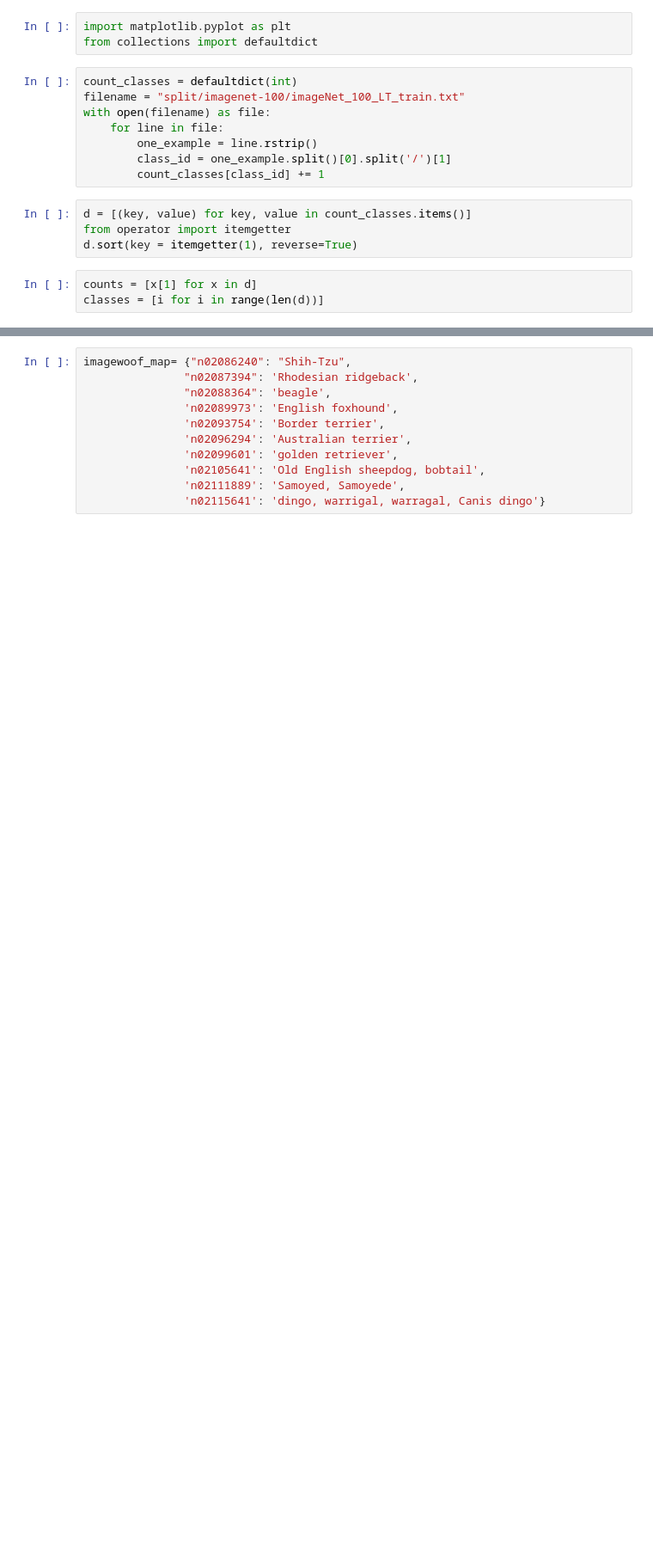
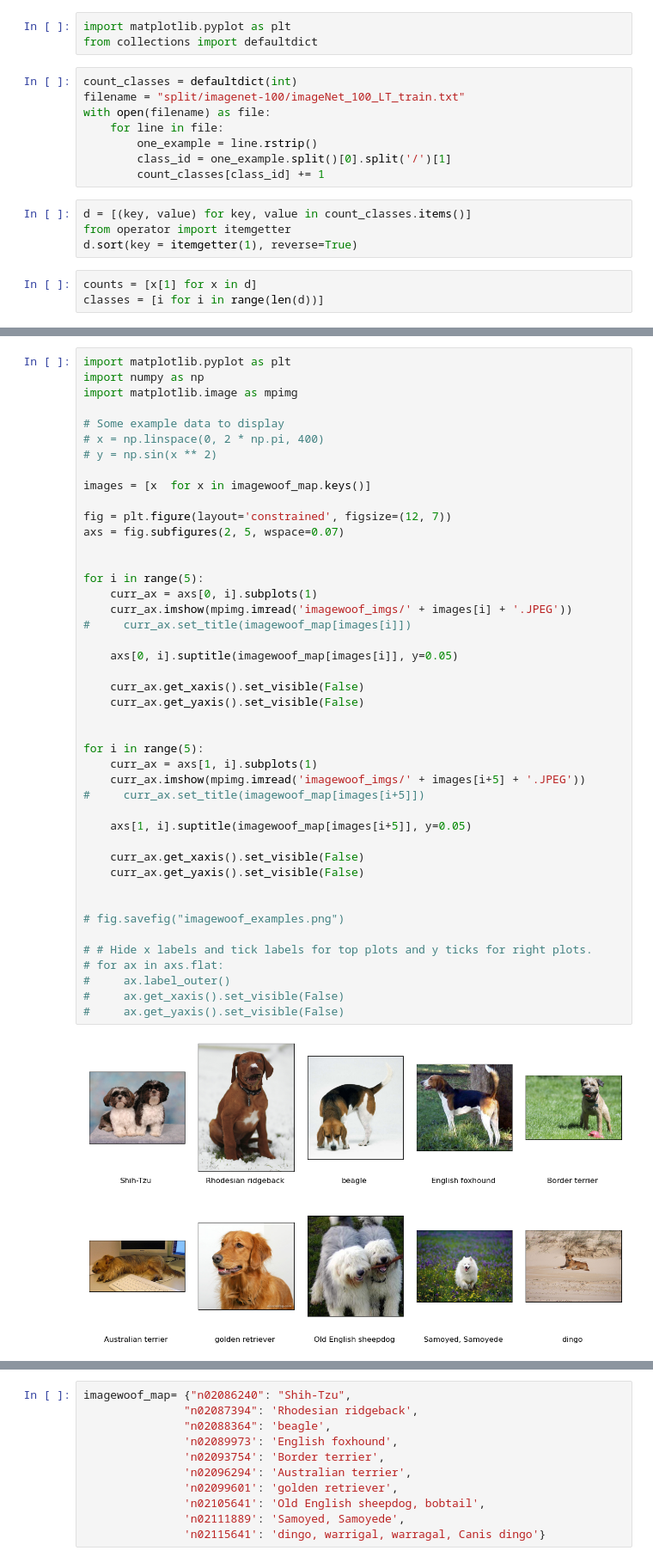
Before and after one commit to YeskendirK/geometric-contrastive-learning, a Jupyter notebook: visualizations.ipynb, the cells around one changed output, grey strips where cells are left out. Shown at 86% size. Drawn from its saved outputs; the diff is of its cells as text; blank space fills up the shorter version.

```diff
--- a/visualizations.ipynb
+++ b/visualizations.ipynb
@@ -28,3 +40,49 @@ plt.savefig("long_tail_distrib.png")
+# %%
+import matplotlib.pyplot as plt
+import numpy as np
+import matplotlib.image as mpimg
+
+# Some example data to display
+# x = np.linspace(0, 2 * np.pi, 400)
+# y = np.sin(x ** 2)
+
+images = [x  for x in imagewoof_map.keys()]
+
+fig = plt.figure(layout='constrained', figsize=(12, 7))
+axs = fig.subfigures(2, 5, wspace=0.07)
+
+
+for i in range(5):
+    curr_ax = axs[0, i].subplots(1)
+    curr_ax.imshow(mpimg.imread('imagewoof_imgs/' + images[i] + '.JPEG'))
+#     curr_ax.set_title(imagewoof_map[images[i]])
+
+    axs[0, i].suptitle(imagewoof_map[images[i]], y=0.05)
+
+    curr_ax.get_xaxis().set_visible(False)
+    curr_ax.get_yaxis().set_visible(False)
+
+
+for i in range(5):
+    curr_ax = axs[1, i].subplots(1)
+    curr_ax.imshow(mpimg.imread('imagewoof_imgs/' + images[i+5] + '.JPEG'))
+#     curr_ax.set_title(imagewoof_map[images[i+5]])
+
+    axs[1, i].suptitle(imagewoof_map[images[i+5]], y=0.05)
+
+    curr_ax.get_xaxis().set_visible(False)
+    curr_ax.get_yaxis().set_visible(False)
+
+
+# fig.savefig("imagewoof_examples.png")
+
+# # Hide x labels and tick labels for top plots and y ticks for right plots.
+# for ax in axs.flat:
+#     ax.label_outer()
+#     ax.get_xaxis().set_visible(False)
+#     ax.get_yaxis().set_visible(False)
+# %% [output]
+[figure, added]
 # %%
 import matplotlib.pyplot as plt
 import numpy as np
```
Also changed, not shown: parts of 3 cells of this notebook, 15 other files.
